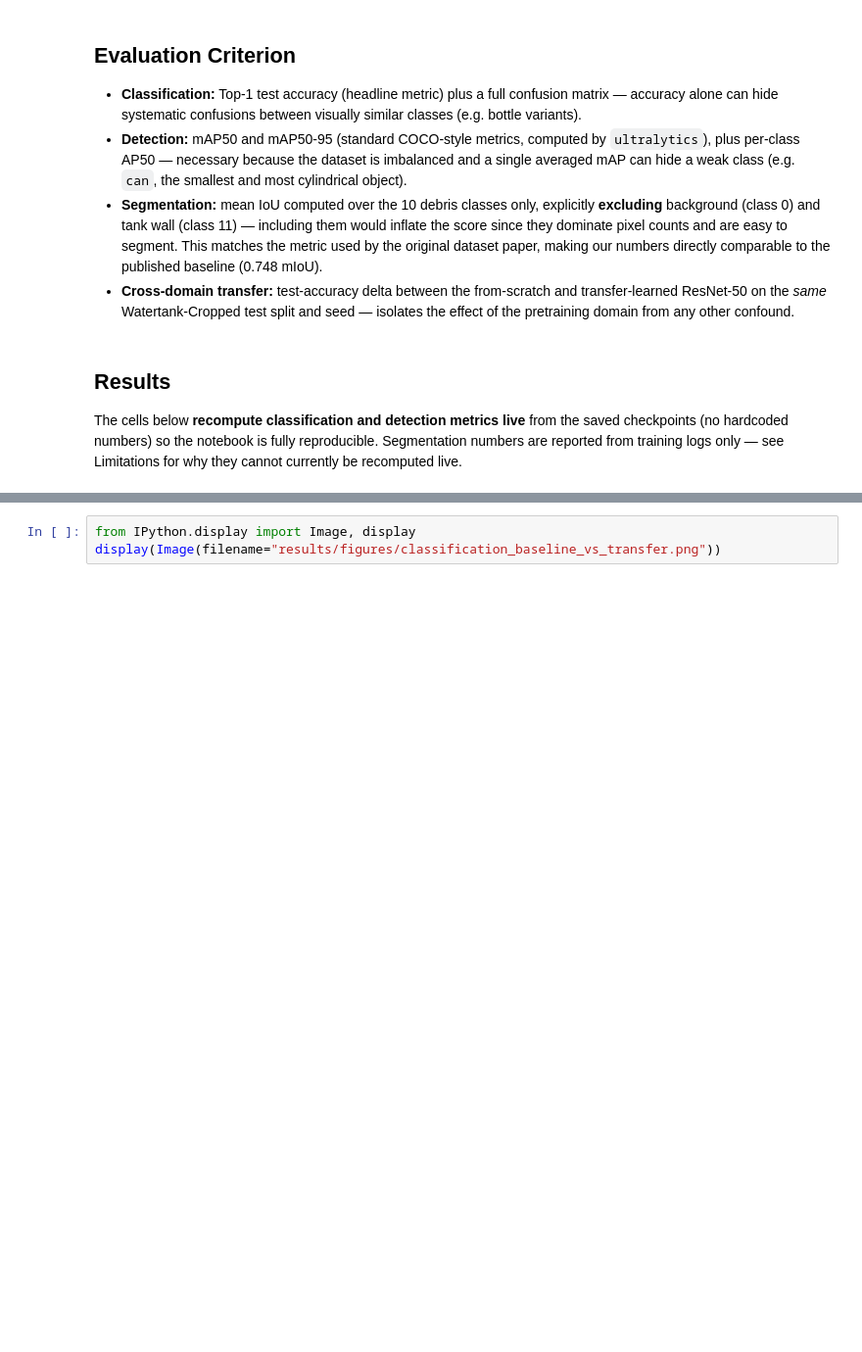
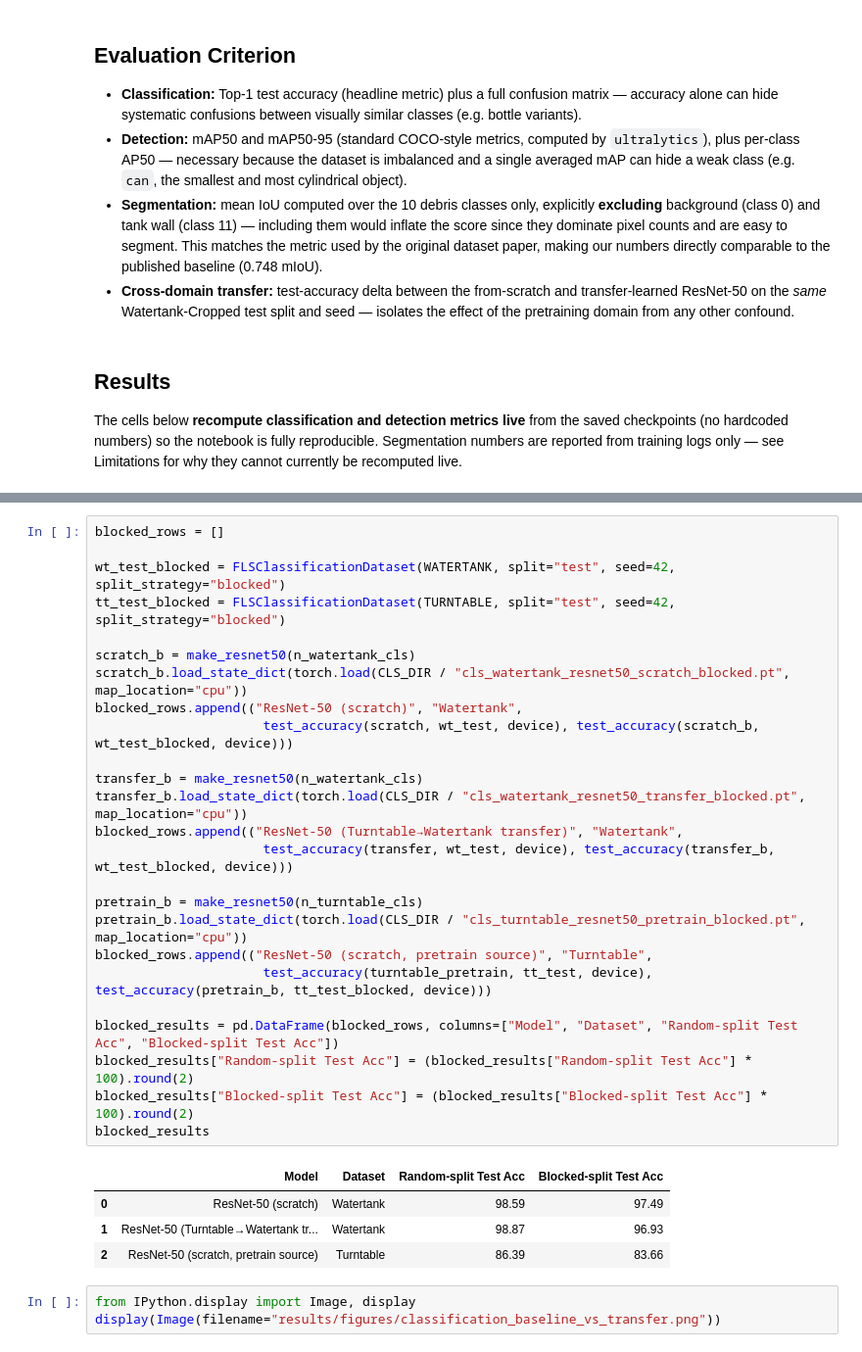
Before and after one commit to Tolgaozcan1/ML_Project_Marine_Debris, a Jupyter notebook: Dataset/Marine_Debris_Presentation.ipynb, the cells around one changed output, grey strips where cells are left out. Shown at 98% size. Drawn from its saved outputs; the diff is of its cells as text; blank space fills up the shorter version.

```diff
--- a/Dataset/Marine_Debris_Presentation.ipynb
+++ b/Dataset/Marine_Debris_Presentation.ipynb
@@ -143,3 +174,33 @@ cls_results
+# %%
+blocked_rows = []
+
+wt_test_blocked = FLSClassificationDataset(WATERTANK, split="test", seed=42, split_strategy="blocked")
+tt_test_blocked = FLSClassificationDataset(TURNTABLE, split="test", seed=42, split_strategy="blocked")
+
+scratch_b = make_resnet50(n_watertank_cls)
+scratch_b.load_state_dict(torch.load(CLS_DIR / "cls_watertank_resnet50_scratch_blocked.pt", map_location="cpu"))
+blocked_rows.append(("ResNet-50 (scratch)", "Watertank",
+                      test_accuracy(scratch, wt_test, device), test_accuracy(scratch_b, wt_test_blocked, device)))
+
+transfer_b = make_resnet50(n_watertank_cls)
+transfer_b.load_state_dict(torch.load(CLS_DIR / "cls_watertank_resnet50_transfer_blocked.pt", map_location="cpu"))
+blocked_rows.append(("ResNet-50 (Turntable→Watertank transfer)", "Watertank",
+                      test_accuracy(transfer, wt_test, device), test_accuracy(transfer_b, wt_test_blocked, device)))
+
+pretrain_b = make_resnet50(n_turntable_cls)
+pretrain_b.load_state_dict(torch.load(CLS_DIR / "cls_turntable_resnet50_pretrain_blocked.pt", map_location="cpu"))
+blocked_rows.append(("ResNet-50 (scratch, pretrain source)", "Turntable",
+                      test_accuracy(turntable_pretrain, tt_test, device), test_accuracy(pretrain_b, tt_test_blocked, device)))
+
+blocked_results = pd.DataFrame(blocked_rows, columns=["Model", "Dataset", "Random-split Test Acc", "Blocked-split Test Acc"])
+blocked_results["Random-split Test Acc"] = (blocked_results["Random-split Test Acc"] * 100).round(2)
+blocked_results["Blocked-split Test Acc"] = (blocked_results["Blocked-split Test Acc"] * 100).round(2)
+blocked_results
+# %% [output]
+|  | Model | Dataset | Random-split Test Acc | Blocked-split Test Acc |
+| 0 | ResNet-50 (scratch) | Watertank | 98.59 | 97.49 |
+| 1 | ResNet-50 (Turntable→Watertank tr... | Watertank | 98.87 | 96.93 |
+| 2 | ResNet-50 (scratch, pretrain source) | Turntable | 86.39 | 83.66 |
 # %%
 from IPython.display import Image, display
 display(Image(filename="results/figures/classification_baseline_vs_transfer.png"))
```
Also changed, not shown: parts of 8 cells of this notebook, 16 other files.
